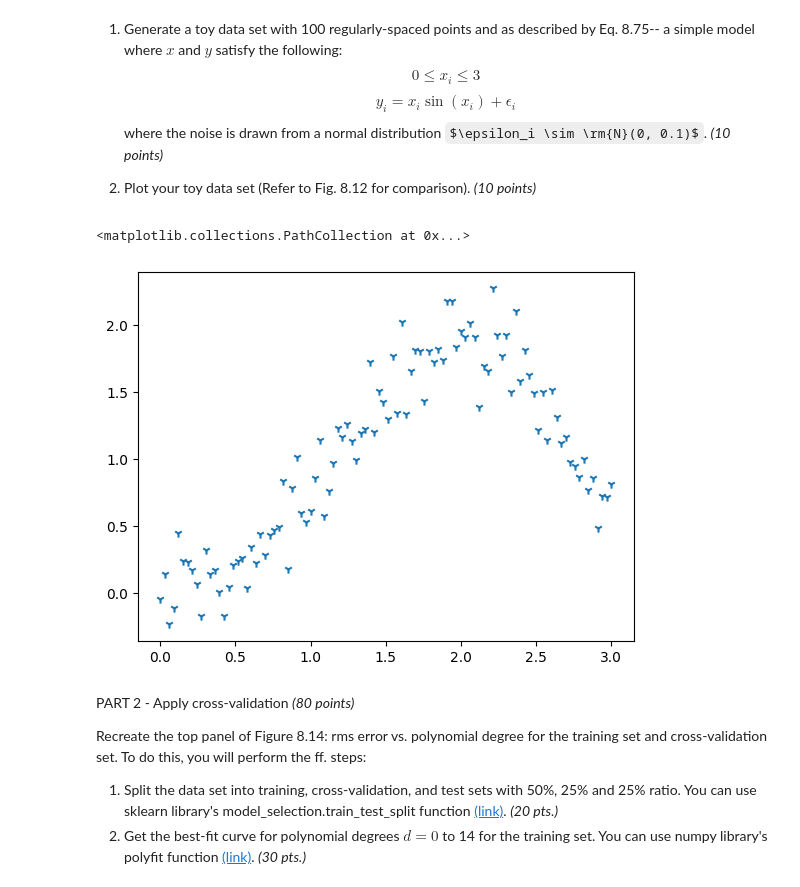
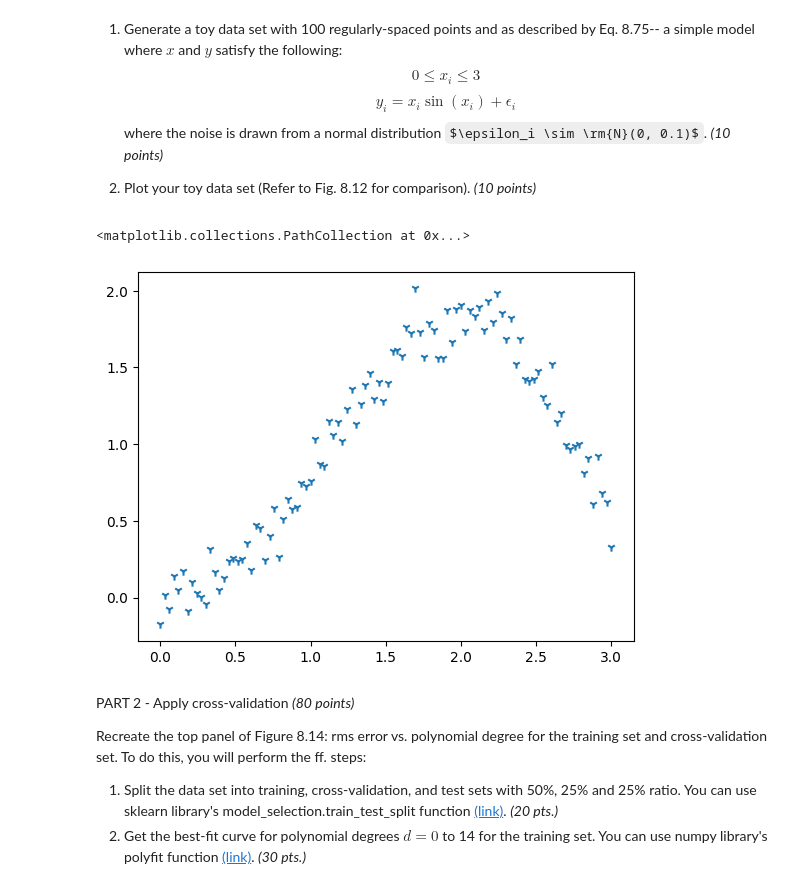
Before and after one commit to davidsaurus/AP_157_Lab, a Jupyter notebook: Daffon_AP157_lab_assignment_A1.ipynb, the cells around one changed output. Saved outputs shown, nothing was run; the diff lists cells and outputs as text; code cells hidden in the pictures; some formulas as TeX source.

```diff
--- a/Daffon_AP157_lab_assignment_A1.ipynb
+++ b/Daffon_AP157_lab_assignment_A1.ipynb
@@ -47,17 +47,17 @@ where the noise is drawn from a normal distribution $\epsilon_i \sim \rm{N}(0, 0
 2. Plot your toy data set (Refer to Fig. 8.12 for comparison). *(10 points)*
 # %%
 x = np.linspace(0, 3, 100) # creating 100 regularly-spaced points from 0 to 3 as values of x
-eps = np.random.normal(0, 0.2, 100) # creating 100 random points (from the normal distribution)
+eps = np.random.normal(0, 0.1, 100) # creating 100 random points (from the normal distribution)
 
 def f(x): # defining the function
   return x*np.sin(x) + eps
 
 y = f(x) # storing as y
 
 plt.scatter(x, y, marker='1') # plotting
 # %% [output]
 <matplotlib.collections.PathCollection at 0x...>
-[figure, old version]
+[figure, new version]
 # %% [markdown]
 PART 2 - Apply cross-validation *(80 points)*
 
```
Also changed, not shown: parts of 4 cells of this notebook.
